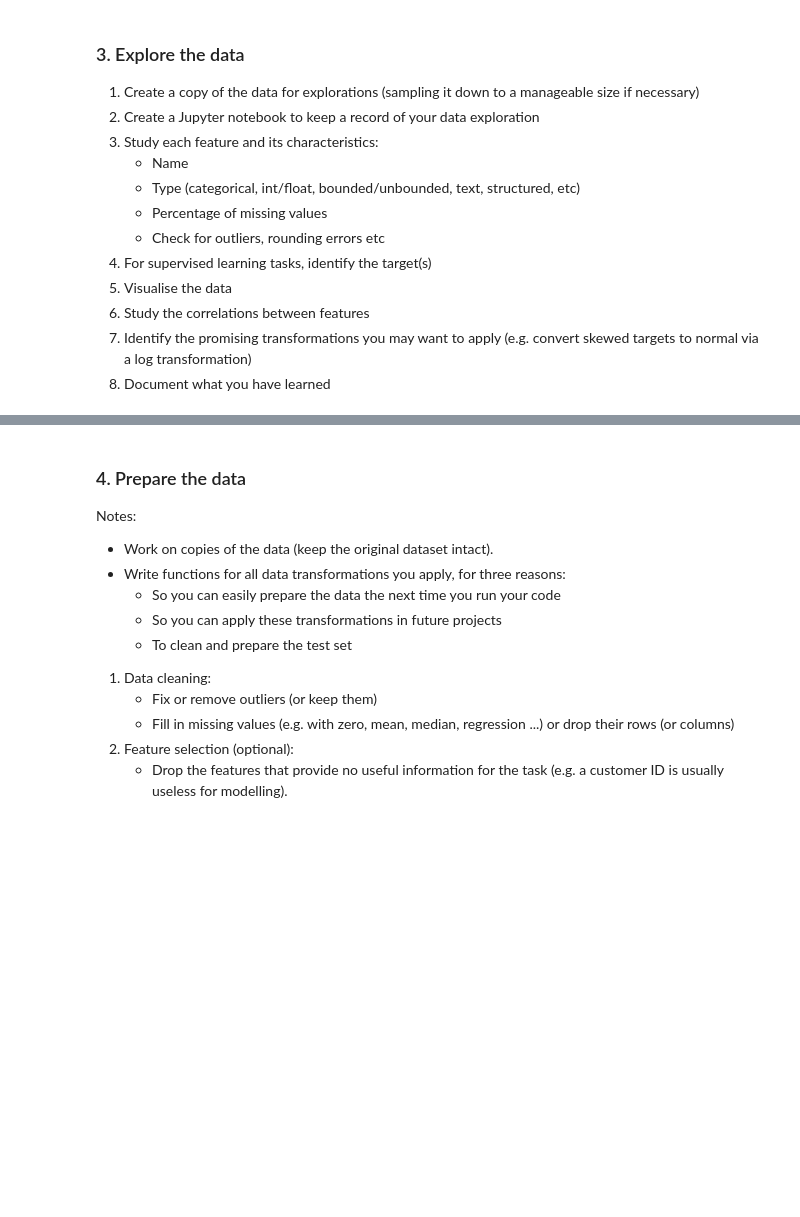
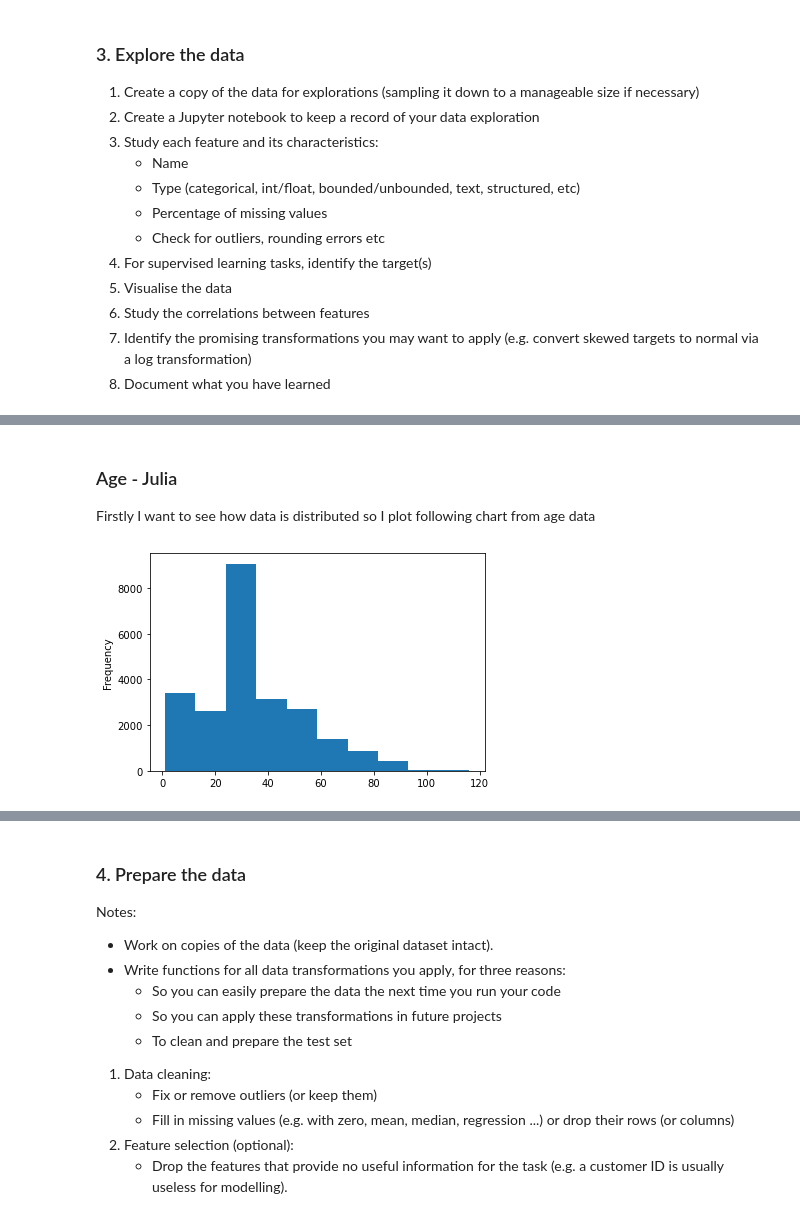
Before and after one commit to Beadhangerone/MAL, a Jupyter notebook: MAL Exercise 7.ipynb, the cells around one changed output, grey strips where cells are left out. Saved outputs shown, nothing was run; the diff lists cells and outputs as text; code cells hidden in the pictures; blank space fills up the shorter version.

```diff
--- a/MAL Exercise 7.ipynb
+++ b/MAL Exercise 7.ipynb
@@ -201,0 +101,9 @@ Accuracy on test data: [1.133062720298767, 0.51121985912323]
+# %% [markdown]
+### Age - Julia
+Firstly I want to see how data is distributed so I plot following chart from age data
+# %%
+
+df['age'].plot(kind="hist")
+plt.show()
+# %% [output]
+[figure, added]
```
Also changed, not shown: parts of 43 cells of this notebook, 1 other file.
